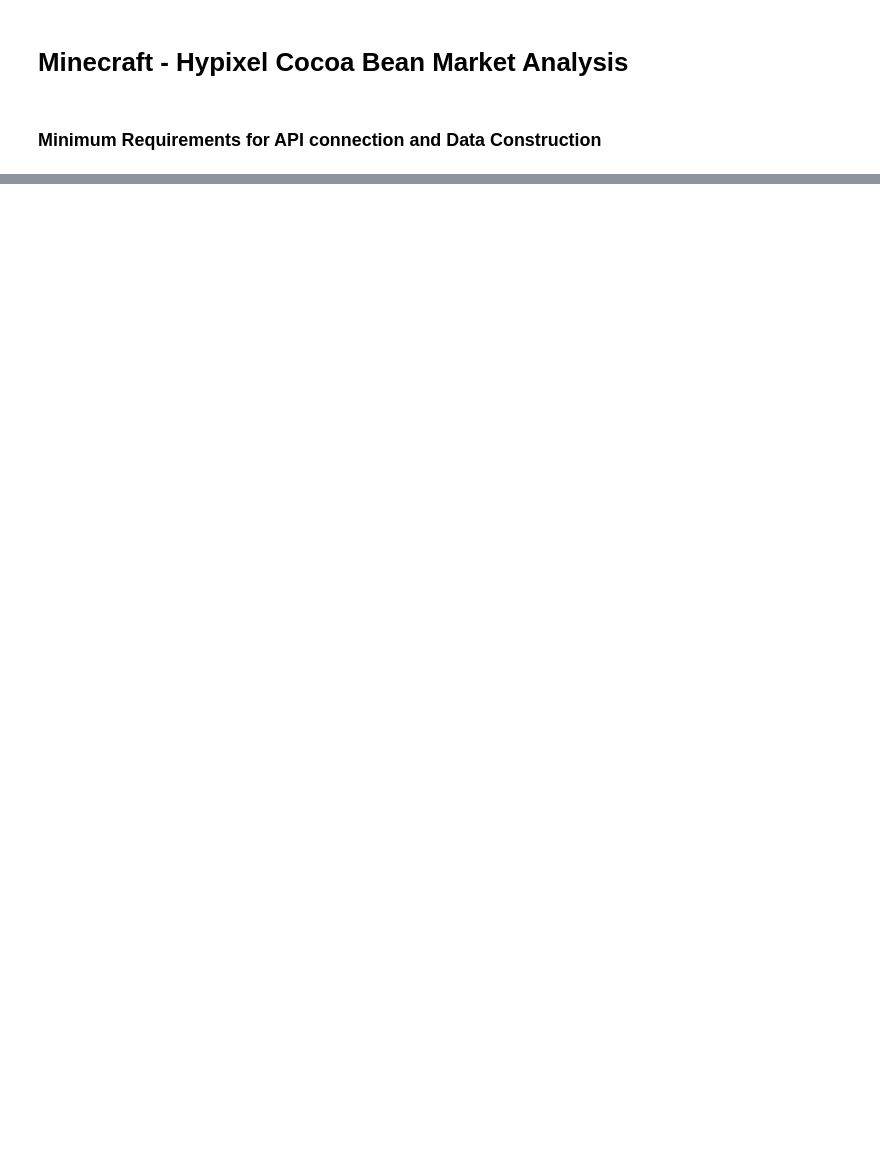
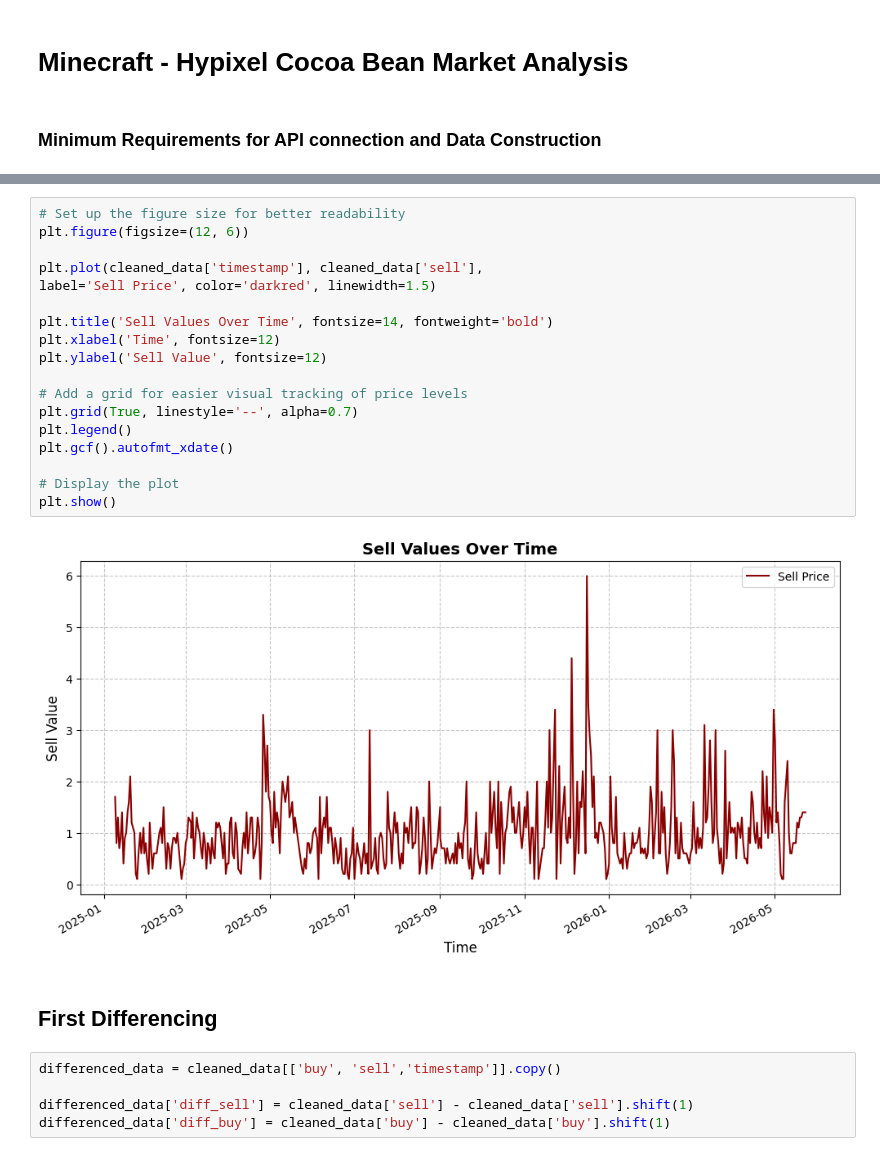
Before and after one commit to Lukee563/Time-Series-Modeling, a Jupyter notebook: analysis/modeling.ipynb, the cells around one changed output, grey strips where cells are left out. Saved outputs shown, nothing was run; the diff lists cells and outputs as text; blank space fills up the shorter version.

```diff
--- a/analysis/modeling.ipynb
+++ b/analysis/modeling.ipynb
@@ -34,0 +75,27 @@ Connection to scripts was successful... Data has been constructed
+# %%
+# Set up the figure size for better readability
+plt.figure(figsize=(12, 6))
+
+plt.plot(cleaned_data['timestamp'], cleaned_data['sell'],
+label='Sell Price', color='darkred', linewidth=1.5)
+
+plt.title('Sell Values Over Time', fontsize=14, fontweight='bold')
+plt.xlabel('Time', fontsize=12)
+plt.ylabel('Sell Value', fontsize=12)
+
+# Add a grid for easier visual tracking of price levels
+plt.grid(True, linestyle='--', alpha=0.7)
+plt.legend()
+plt.gcf().autofmt_xdate()
+
+# Display the plot
+plt.show()
+# %% [output]
+[figure, added]
+# %% [markdown]
+## First Differencing
+# %%
+differenced_data = cleaned_data[['buy', 'sell','timestamp']].copy()
+
+differenced_data['diff_sell'] = cleaned_data['sell'] - cleaned_data['sell'].shift(1)
+differenced_data['diff_buy'] = cleaned_data['buy'] - cleaned_data['buy'].shift(1)
```
Also changed, not shown: parts of 6 cells of this notebook, 2 other files.
